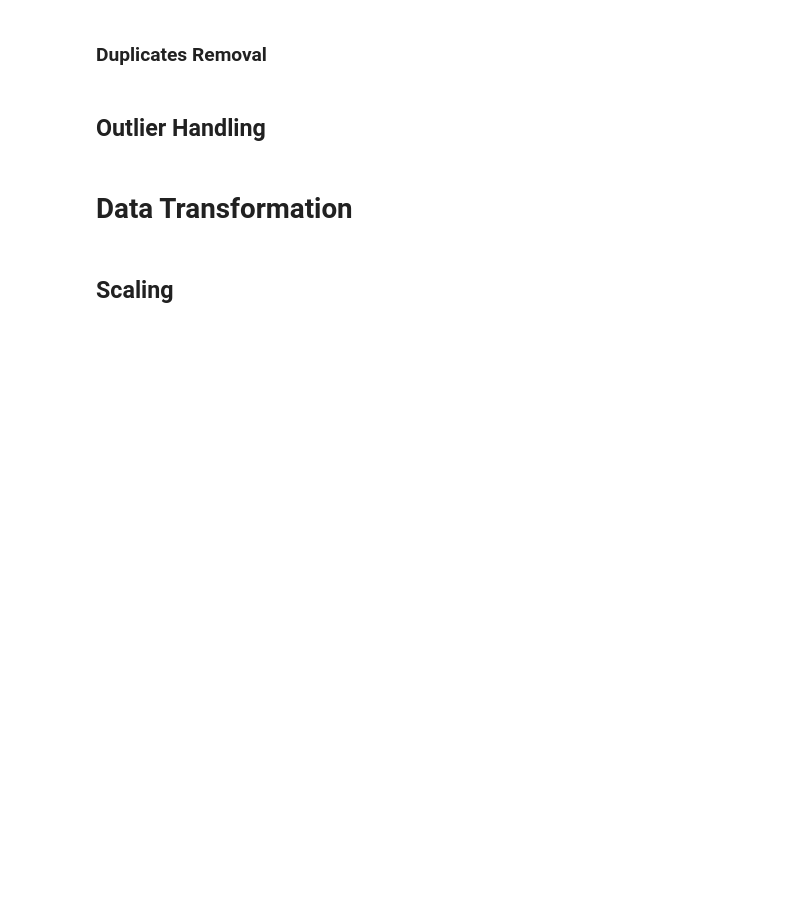
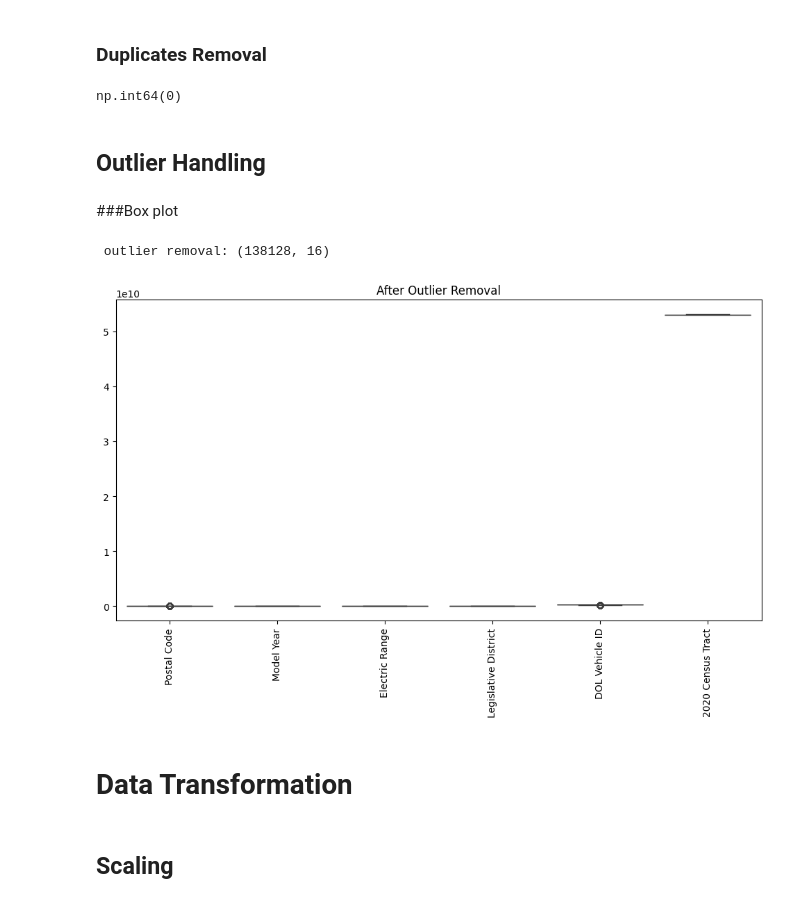
Before and after one commit to MidhulaMS/EV-Population-Prediction, a Jupyter notebook: EV_Population_Prediction.ipynb, the cells around one changed output. Saved outputs shown, nothing was run; the diff lists cells and outputs as text; code cells hidden in the pictures; blank space fills up the shorter version.

```diff
--- a/EV_Population_Prediction.ipynb
+++ b/EV_Population_Prediction.ipynb
@@ -133,0 +181,9 @@ EV_df.describe()
+# %%
+#handling numerical missing values in numerical columns
+for col in num_cols:
+    EV_df[col] = EV_df[col].fillna(EV_df[col].median())
+# %%
+#handling numerical missing values in categorical columns
+cat_cols = EV_df.select_dtypes(include=['object']).columns
+for col in cat_cols:
+    EV_df[col] = EV_df[col].fillna(EV_df[col].mode())
@@ -134,7 +211,39 @@ EV_df.describe()
 # %% [markdown]
 ### Duplicates Removal
+# %%
+#checking duplicates
+EV_df.duplicated().sum()
+# %% [output]
+np.int64(0)
+# %%
+#removing duplicates
+EV_df = EV_df.drop_duplicates()
+print()
 # %% [markdown]
 ## Outlier Handling
+# %% [markdown]
+###Box plot
+# %%
+#outlier removal:By Using IQR method
+for col in num_cols:
+    Q1 = EV_df[col].quantile(0.25)
+    Q3 = EV_df[col].quantile(0.75)
+    IQR = Q3 - Q1
+    lower_limit = Q1 - 1.5 * IQR
+    upper_limit = Q3 + 1.5 * IQR
+    EV_df = EV_df[(EV_df[col] >= lower_limit) &(EV_df[col] <= upper_limit)]
+print(" outlier removal:", EV_df.shape)
+# %% [output]
+ outlier removal: (138128, 16)
+# %%
+#boxplot after removal of outlier
+plt.figure(figsize=(12,6))
+sns.boxplot(data=EV_df[num_cols])
+plt.xticks(rotation=90)
+plt.title("After Outlier Removal")
+plt.show()
+# %% [output]
+[figure, added]
 # %% [markdown]
 # Data Transformation
 # %% [markdown]
```
Also changed, not shown: parts of 9 cells of this notebook.
